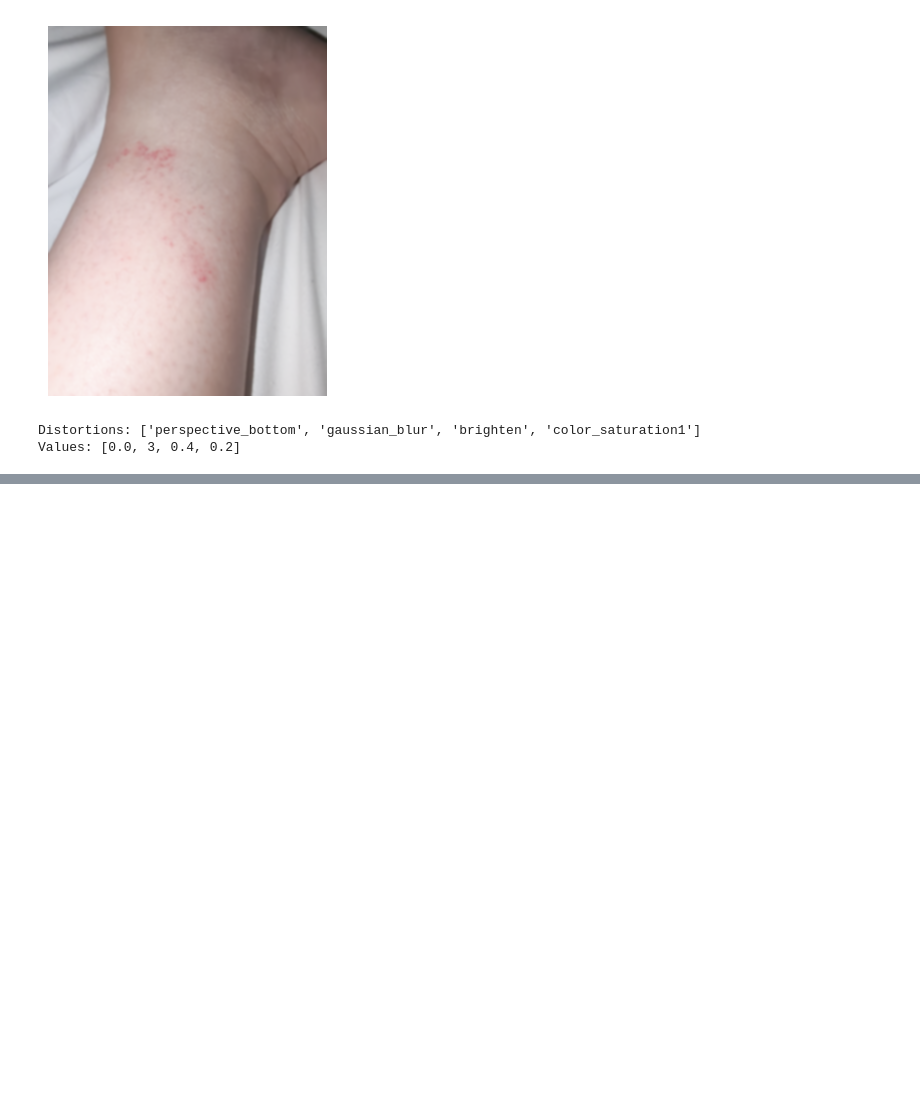
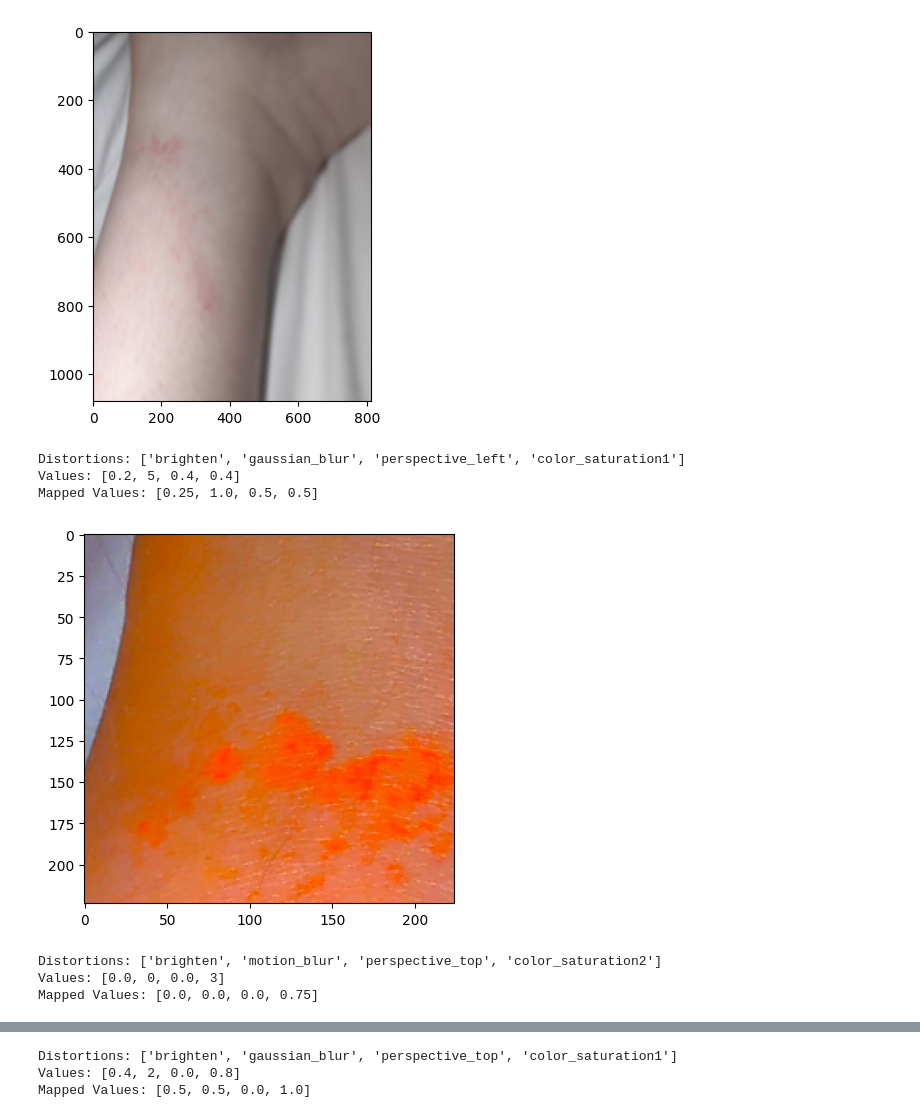
Before and after one commit to Schoggi-Mimi/bachelor-thesis, a Jupyter notebook: playground/create_distortions.ipynb, the cells around one changed output, grey strips where cells are left out. Saved outputs shown, nothing was run; the diff lists cells and outputs as text; code cells hidden in the pictures; blank space fills up the shorter version.

```diff
--- a/playground/create_distortions.ipynb
+++ b/playground/create_distortions.ipynb
@@ -21,21 +29,58 @@ with tqdm(total=len(files), desc="Images to Distort") as pbar:
 # %%
 folder_path = "images"
 files = [f for f in os.listdir(folder_path) if not f.startswith('.') and '__' not in f]
 
 #with tqdm(total=len(files), desc="Images to Distort") as pbar:
 for i, f in enumerate(files):
     img_path = os.path.join(folder_path, f)
     orig_image = Image.open(img_path).convert('RGB')
-    orig_image = transforms.ToTensor()(orig_image)
-    img_A_orig, distort_functions, distort_values = distort_images(orig_image)
-    plt.imshow(img_A_orig.permute(1, 2, 0)), plt.axis('off'), plt.show()
+    tensor_img = transforms.ToTensor()(orig_image)
+    img_A_orig, distort_functions, distort_values = distort_images(tensor_img)
+    mapped_values = map_distortion_values(distort_functions, distort_values)
+
+    plt.imshow(img_A_orig.permute(1, 2, 0)), plt.axis('on'), plt.show()
     distort_functions = [f.__name__ for f in distort_functions]
     print(f"Distortions: {distort_functions}")
     print(f"Values: {distort_values}")
+    print(f"Mapped Values: {mapped_values}")
+
+    img_crop = resize_crop(orig_image, 224)
+    tensor_img = transforms.ToTensor()(img_crop)
+    img_A_orig, distort_functions, distort_values = distort_images(tensor_img)
+    mapped_values = map_distortion_values(distort_functions, distort_values)
+    plt.imshow(img_A_orig.permute(1, 2, 0)), plt.axis('on'), plt.show()
+    distort_functions = [f.__name__ for f in distort_functions]
+    print(f"Distortions: {distort_functions}")
+    print(f"Values: {distort_values}")
+    print(f"Mapped Values: {mapped_values}")
+
+    img = Image.open(img_path).convert('RGB')
+    width, height = img.size
+    aspect_ratio = width / height
+    if width < height:
+        new_width = 512
+        new_height = int(512 / aspect_ratio)
+    else:
+        new_height = 512
+        new_width = int(512 * aspect_ratio)
+    img = img.resize((new_width, new_height), Image.BICUBIC)
+    tensor_img = transforms.ToTensor()(img)
+    img_A_orig, distort_functions, distort_values = distort_images(tensor_img)
+    mapped_values = map_distortion_values(distort_functions, distort_values)
+    plt.imshow(img_A_orig.permute(1, 2, 0)), plt.axis('on'), plt.show()
+    distort_functions = [f.__name__ for f in distort_functions]
+    print(f"Distortions: {distort_functions}")
+    print(f"Values: {distort_values}")
+    print(f"Mapped Values: {mapped_values}")
     #pbar.update(1)
     if i == 0:
         break
 # %% [output]
-[figure, old version]
+[figure, new version]
-Distortions: ['perspective_bottom', 'gaussian_blur', 'brighten', 'color_saturation1']
-Values: [0.0, 3, 0.4, 0.2]
+Distortions: ['brighten', 'gaussian_blur', 'perspective_left', 'color_saturation1']
+Values: [0.2, 5, 0.4, 0.4]
+Mapped Values: [0.25, 1.0, 0.5, 0.5]
+[figure, added]
+Distortions: ['brighten', 'motion_blur', 'perspective_top', 'color_saturation2']
+Values: [0.0, 0, 0.0, 3]
+Mapped Values: [0.0, 0.0, 0.0, 0.75]
@@ -41,0 +88,3 @@ Values: [0.0, 3, 0.4, 0.2]
+Distortions: ['brighten', 'gaussian_blur', 'perspective_top', 'color_saturation1']
+Values: [0.4, 2, 0.0, 0.8]
+Mapped Values: [0.5, 0.5, 0.0, 1.0]
```
Also changed, not shown: parts of 9 cells of this notebook, 3 other files.
